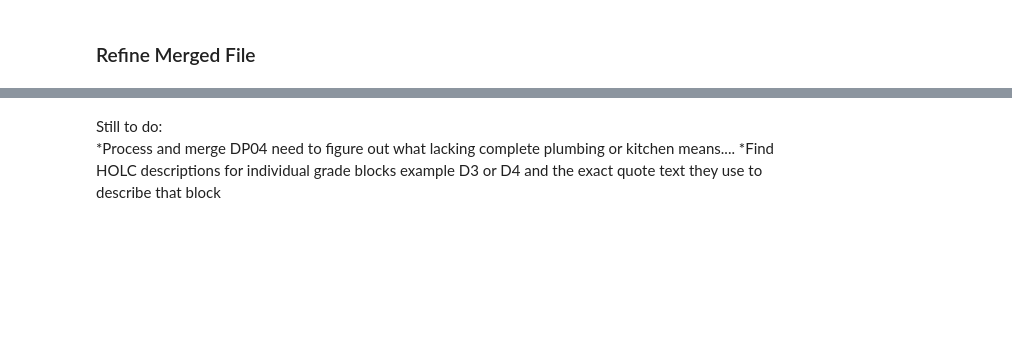
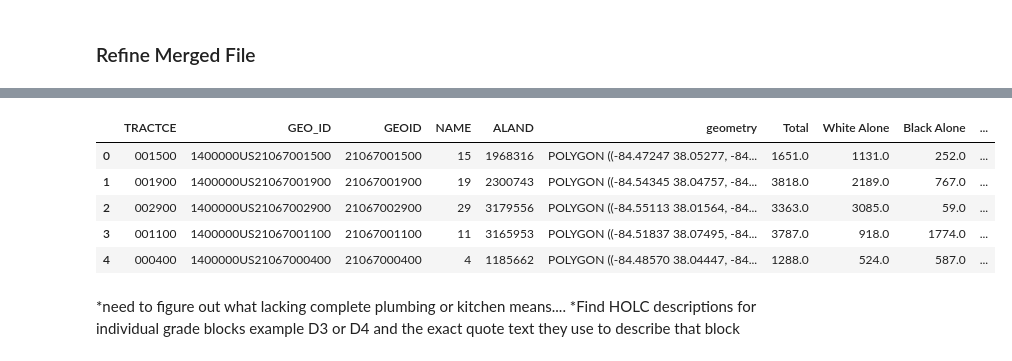
Before and after one commit to RCRamsey/map698-redlining-wealth-health-lexington, a Jupyter notebook: notebooks/lex-redlined-wealth.ipynb, the cells around one changed output, grey strips where cells are left out. Cells and saved outputs as stored; diff of their text form; code cells hidden in the pictures; blank space fills up the shorter version.

Commit message:
remove duplicated census tract columns

```diff
--- a/notebooks/lex-redlined-wealth.ipynb
+++ b/notebooks/lex-redlined-wealth.ipynb
@@ -1030,7 +1030,7 @@ Will need to rename the attributes/column based on their correct header info (th
 ### Drop Attributes/Columns
 # %%
 # to drop columns
-to_drop = ['S1901_C01_014E', 'S1901_C01_015E', 'S1901_C01_016E', 'S1901_C02_014E', 'S1901_C02_015E',
+to_drop3 = ['S1901_C01_014E', 'S1901_C01_015E', 'S1901_C01_016E', 'S1901_C02_014E', 'S1901_C02_015E',
            'S1901_C02_016E', 'S1901_C03_014E', 'S1901_C03_015E', 'S1901_C03_016E', 'S1901_C04_014E',
            'S1901_C04_015E', 'S1901_C04_016E',
            'S1901_C01_001M', 'S1901_C01_002M', 'S1901_C01_003M', 'S1901_C01_004M', 'S1901_C01_005M', 'S1901_C01_006M',
@@ -1048,7 +1048,7 @@ to_drop = ['S1901_C01_014E', 'S1901_C01_015E', 'S1901_C01_016E', 'S1901_C02_014E
 
 #drop excess columns for data frame
 #assign remaining data to new dataframe name
-med_inc_19_df =  med_income_2019_df.drop(to_drop, axis=1) #med_income_2019_df
+med_inc_19_df =  med_income_2019_df.drop(to_drop3, axis=1) #med_income_2019_df
 # %% [markdown]
 Confirm drop
 # %%
@@ -1090,7 +1090,7 @@ Determined really only going to be intrested in household income (HHI), will not
     - Nonfamily households S1901_C04
 # %%
  # drop S1901_C02 to C04
-to_drop2 = ['S1901_C02_001E', 'S1901_C02_002E', 'S1901_C02_003E', 'S1901_C02_004E', 'S1901_C02_005E', 'S1901_C02_006E',
+to_drop4 = ['S1901_C02_001E', 'S1901_C02_002E', 'S1901_C02_003E', 'S1901_C02_004E', 'S1901_C02_005E', 'S1901_C02_006E',
            'S1901_C02_007E', 'S1901_C02_008E', 'S1901_C02_009E', 'S1901_C02_010E', 'S1901_C02_011E', 'S1901_C02_012E',
            'S1901_C02_013E', 'S1901_C03_001E', 'S1901_C03_002E', 'S1901_C03_003E', 'S1901_C03_004E', 'S1901_C03_005E',
             'S1901_C03_006E', 'S1901_C03_007E', 'S1901_C03_008E', 'S1901_C03_009E', 'S1901_C03_010E', 'S1901_C03_011E',
@@ -1101,7 +1101,7 @@ to_drop2 = ['S1901_C02_001E', 'S1901_C02_002E', 'S1901_C02_003E', 'S1901_C02_004
 
 #drop excess columns for data frame
 #assign remaining data to new dataframe name
-med_hhi_19_df =  med_inc_19_df.drop(to_drop2, axis=1)
+med_hhi_19_df =  med_inc_19_df.drop(to_drop4, axis=1)
 # %% [markdown]
 Confirm drop
 # %%
@@ -1645,7 +1645,7 @@ Convert objects to float int64 for values
 own_val_19_min_df['estOccUnits']=own_val_19_min_df['estOccUnits'].astype(float)
 own_val_19_min_df['OwnOccUnits']=own_val_19_min_df['OwnOccUnits'].astype(float)
 own_val_19_min_df['%owner']=own_val_19_min_df['%owner'].astype(float)
-own_val_19_min_df['RentOccUnits']=own_val_19_min_df['RentOccUnits'].astype(float)
+own_val_19_min_df['RenOccUnits']=own_val_19_min_df['RenOccUnits'].astype(float)
 own_val_19_min_df['%renter']=own_val_19_min_df['%renter'].astype(float)
 own_val_19_min_df['LckPlmbUnits']=own_val_19_min_df['LckPlmbUnits'].astype(float)
 own_val_19_min_df['%lckPlmb']=own_val_19_min_df['%lckPlmb'].astype(float)
@@ -1667,4 +1667,3 @@ own_val_19_min_df['ownVal500-999.9k']=own_val_19_min_df['ownVal500-999.9k'].asty
 own_val_19_min_df['%ownVal500-999.9k']=own_val_19_min_df['%ownVal500-999.9k'].astype(float)
 own_val_19_min_df['ownVal1mill+']=own_val_19_min_df['ownVal1mill+'].astype(float)
 own_val_19_min_df['%ownVal1mill+']=own_val_19_min_df['%ownVal1mill+'].astype(float)
-own_val_19_min_df['median dollar house']=own_val_19_min_df['median dollar house'].astype(float)
@@ -1725,0 +1749,9 @@ race_cb_tracts_hhi_own_val_2019_gdf.head()
+# %%
+# drop census tract duplicated columns
+
+# columns to drop
+to_drop5 = ['Census Tract_x', 'Census Tract_y']
+
+# drop excess columns from geodataframe
+# assign remaining data to new dataframe for export
+cb_race_hhi_own_val_19_gdf = race_cb_tracts_hhi_own_val_2019_gdf.drop(to_drop5, axis=1)
@@ -1726,5 +1781,14 @@ race_cb_tracts_hhi_own_val_2019_gdf.head()
+# %%
+# confirm drop and assignment
+cb_race_hhi_own_val_19_gdf.head()
+# %% [output]
+|  | TRACTCE | GEO_ID | GEOID | NAME | ALAND | geometry | Total | White Alone | Black Alone | ... |
+| 0 | 001500 | 1400000US21067001500 | 21067001500 | 15 | 1968316 | POLYGON ((-84.47247 38.05277, -84... | 1651.0 | 1131.0 | 252.0 | ... |
+| 1 | 001900 | 1400000US21067001900 | 21067001900 | 19 | 2300743 | POLYGON ((-84.54345 38.04757, -84... | 3818.0 | 2189.0 | 767.0 | ... |
+| 2 | 002900 | 1400000US21067002900 | 21067002900 | 29 | 3179556 | POLYGON ((-84.55113 38.01564, -84... | 3363.0 | 3085.0 | 59.0 | ... |
+| 3 | 001100 | 1400000US21067001100 | 21067001100 | 11 | 3165953 | POLYGON ((-84.51837 38.07495, -84... | 3787.0 | 918.0 | 1774.0 | ... |
+| 4 | 000400 | 1400000US21067000400 | 21067000400 | 4 | 1185662 | POLYGON ((-84.48570 38.04447, -84... | 1288.0 | 524.0 | 587.0 | ... |
 # %% [markdown]
-Still to do:
-*Process and merge DP04
-   need to figure out what lacking complete plumbing or kitchen means....
+
+*need to figure out what lacking complete plumbing or kitchen means....
 *Find HOLC descriptions for individual grade blocks example D3 or D4 and the exact quote text they use to describe that block
```
Also changed, not shown: parts of 10 cells of this notebook.
